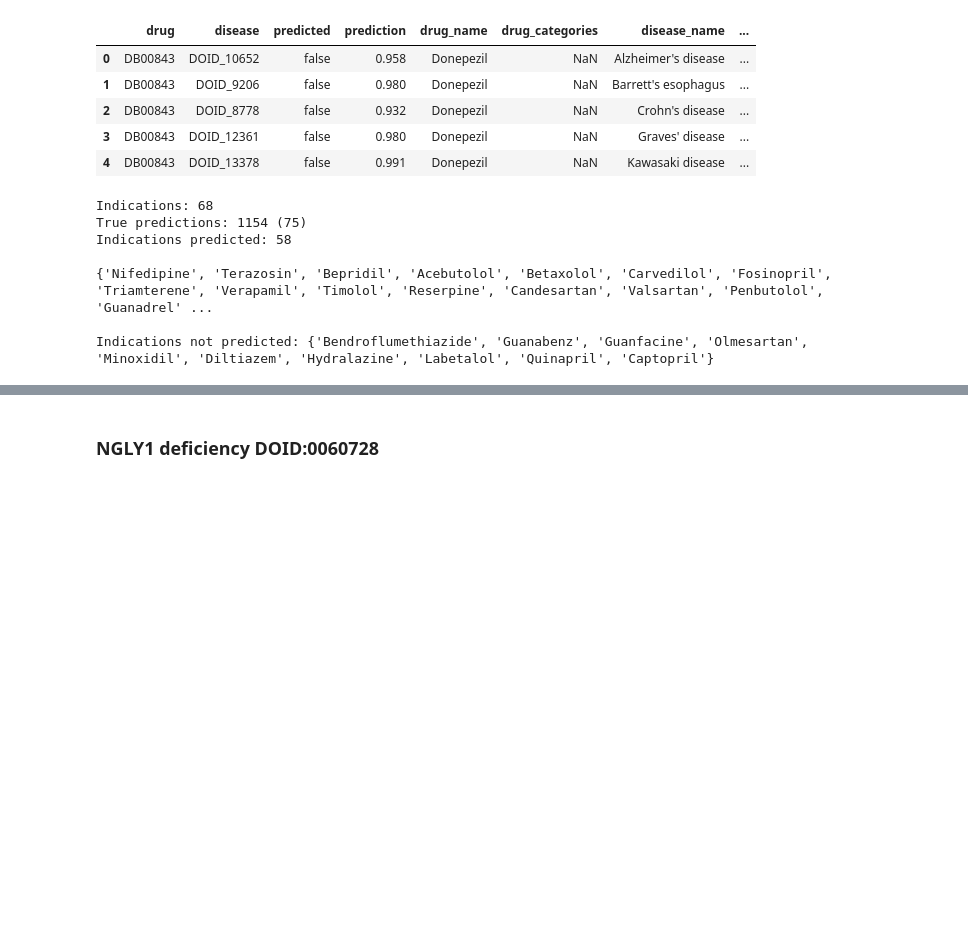
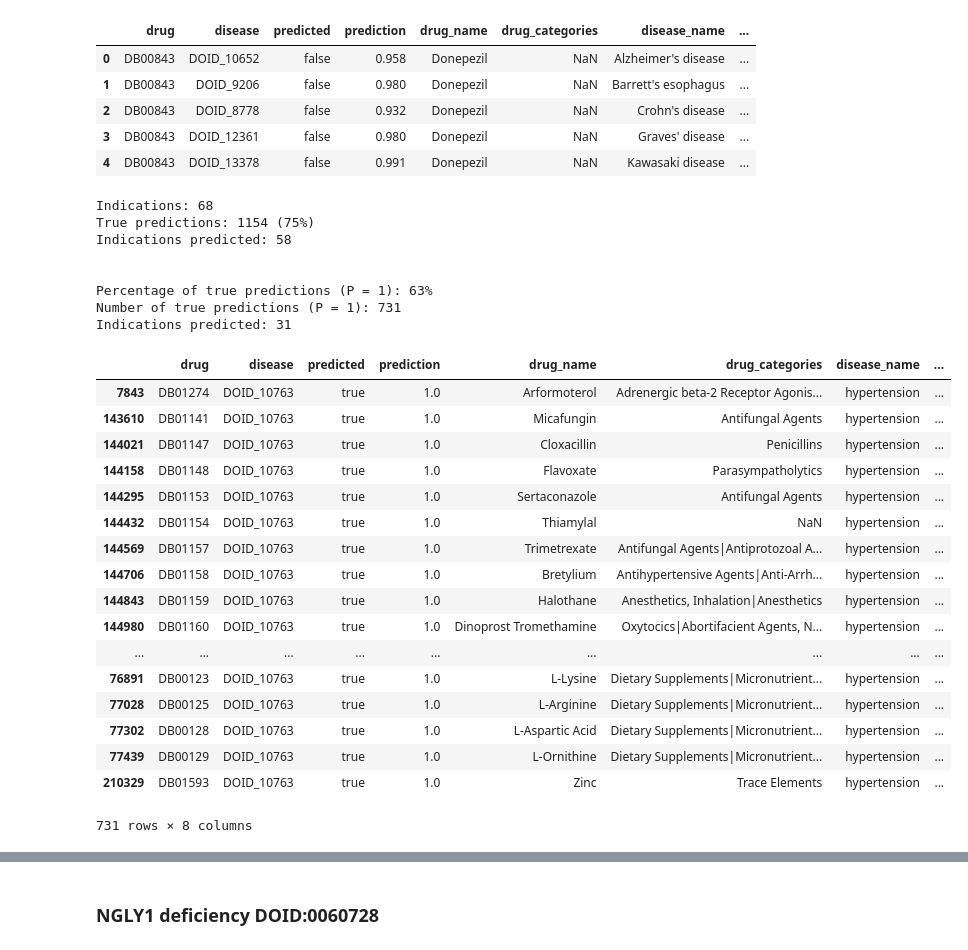
Before and after one commit to NuriaQueralt/BioHackathon, a Jupyter notebook: bh17/5-classifier-learn/predictions_goldstandard.ipynb, the cells around one changed output, grey strips where cells are left out. Saved outputs shown, nothing was run; the diff lists cells and outputs as text; code cells hidden in the pictures; blank space fills up the shorter version.

Commit message:
Minor update on prediction-gold standard analysis.

```diff
--- a/bh17/5-classifier-learn/predictions_goldstandard.ipynb
+++ b/bh17/5-classifier-learn/predictions_goldstandard.ipynb
@@ -270,25 +270,62 @@ diseases: 137, drugs: 1538
 # %%
 # 1. hypertension DOID:10763 (68 drugs)
 print('Indications: %s' % len(indications_df.query('doid_id == "DOID:10763"')))
 
 # predictions
-print('True predictions: %s (%s)' % (len(predictions_df.query('disease == "DOID_10763" & predicted == "true"')),round(len(predictions_df.query('disease == "DOID_10763" & predicted == "true"'))*100/len(predictions_df.query('disease == "DOID_10763"')))))
+print('True predictions: {} ({}%)'.format(len(predictions_df.query('disease == "DOID_10763" & predicted == "true"')),round(len(predictions_df.query('disease == "DOID_10763" & predicted == "true"'))*100/len(predictions_df.query('disease == "DOID_10763"')))))
 
 # overlap
 indi = set(indications_df.query('doid_id == "DOID:10763"')[['drug']].drug)
 pred = set(predictions_df.query('disease == "DOID_10763" & predicted == "true"')[['drug_name']].drug_name)
 overlap = pred & indi
 print('Indications predicted: {}\n'.format(len(overlap)))
-print(overlap)
-print('\nIndications not predicted: {}'.format(indi - pred))
+#print(overlap)
+#print('\nIndications not predicted: {}'.format(indi - pred))
+print()
+true = predictions_df.query('disease == "DOID_10763" & predicted == "true"')
+print('Percentage of true predictions (P = 1): {}%'.format(round(
+            100*len(true.query('prediction == 1'))/len(true)))
+     )
+print('Number of true predictions (P = 1): {}'.format(
+            len(true.query('prediction == 1')))
+     )
+
+# overlap
+indi = set(indications_df.query('doid_id == "DOID:10763"')[['drug']].drug)
+pred = set(predictions_df.query('disease == "DOID_10763" & predicted == "true" & prediction == 1.')[['drug_name']].drug_name)
+overlap = pred & indi
+print('Indications predicted: {}\n'.format(len(overlap)))
+#print(overlap)
+#print('\nIndications not predicted: {}'.format(indi - pred))
+print()
+predictions_df.query('disease == "DOID_10763" & predicted == "true" & prediction == 1.').sort_values(by= 'prediction', ascending= False)
 # %% [output]
 Indications: 68
-True predictions: 1154 (75)
+True predictions: 1154 (75%)
 Indications predicted: 58
 
-{'Nifedipine', 'Terazosin', 'Bepridil', 'Acebutolol', 'Betaxolol', 'Carvedilol', 'Fosinopril', 'Triamterene', 'Verapamil', 'Timolol', 'Reserpine', 'Candesartan', 'Valsartan', 'Penbutolol', 'Guanadrel' ...
 
-Indications not predicted: {'Bendroflumethiazide', 'Guanabenz', 'Guanfacine', 'Olmesartan', 'Minoxidil', 'Diltiazem', 'Hydralazine', 'Labetalol', 'Quinapril', 'Captopril'}
+Percentage of true predictions (P = 1): 63%
+Number of true predictions (P = 1): 731
+Indications predicted: 31
+|  | drug | disease | predicted | prediction | drug_name | drug_categories | disease_name | ... |
+| 7843 | DB01274 | DOID_10763 | true | 1.0 | Arformoterol | Adrenergic beta-2 Receptor Agonis... | hypertension | ... |
+| 143610 | DB01141 | DOID_10763 | true | 1.0 | Micafungin | Antifungal Agents | hypertension | ... |
+| 144021 | DB01147 | DOID_10763 | true | 1.0 | Cloxacillin | Penicillins | hypertension | ... |
+| 144158 | DB01148 | DOID_10763 | true | 1.0 | Flavoxate | Parasympatholytics | hypertension | ... |
+| 144295 | DB01153 | DOID_10763 | true | 1.0 | Sertaconazole | Antifungal Agents | hypertension | ... |
+| 144432 | DB01154 | DOID_10763 | true | 1.0 | Thiamylal | NaN | hypertension | ... |
+| 144569 | DB01157 | DOID_10763 | true | 1.0 | Trimetrexate | Antifungal Agents|Antiprotozoal A... | hypertension | ... |
+| 144706 | DB01158 | DOID_10763 | true | 1.0 | Bretylium | Antihypertensive Agents|Anti-Arrh... | hypertension | ... |
+| 144843 | DB01159 | DOID_10763 | true | 1.0 | Halothane | Anesthetics, Inhalation|Anesthetics | hypertension | ... |
+| 144980 | DB01160 | DOID_10763 | true | 1.0 | Dinoprost Tromethamine | Oxytocics|Abortifacient Agents, N... | hypertension | ... |
+| ... | ... | ... | ... | ... | ... | ... | ... | ... |
+| 76891 | DB00123 | DOID_10763 | true | 1.0 | L-Lysine | Dietary Supplements|Micronutrient... | hypertension | ... |
+| 77028 | DB00125 | DOID_10763 | true | 1.0 | L-Arginine | Dietary Supplements|Micronutrient... | hypertension | ... |
+| 77302 | DB00128 | DOID_10763 | true | 1.0 | L-Aspartic Acid | Dietary Supplements|Micronutrient... | hypertension | ... |
+| 77439 | DB00129 | DOID_10763 | true | 1.0 | L-Ornithine | Dietary Supplements|Micronutrient... | hypertension | ... |
+| 210329 | DB01593 | DOID_10763 | true | 1.0 | Zinc | Trace Elements | hypertension | ... |
+731 rows × 8 columns
 # %%
 # 2. epilepsy DOID:1826 (25 drugs)
 print('Indications: %s' % len(indications_df.query('doid_id == "DOID:1826"')))
```
Also changed, not shown: parts of 8 cells of this notebook.
